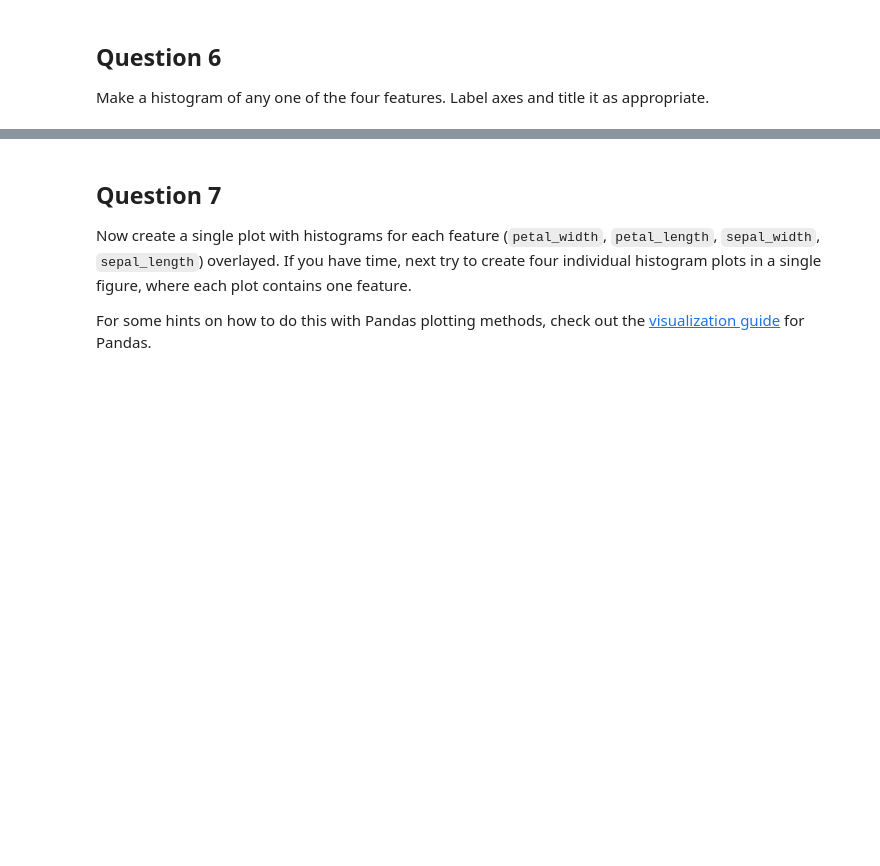
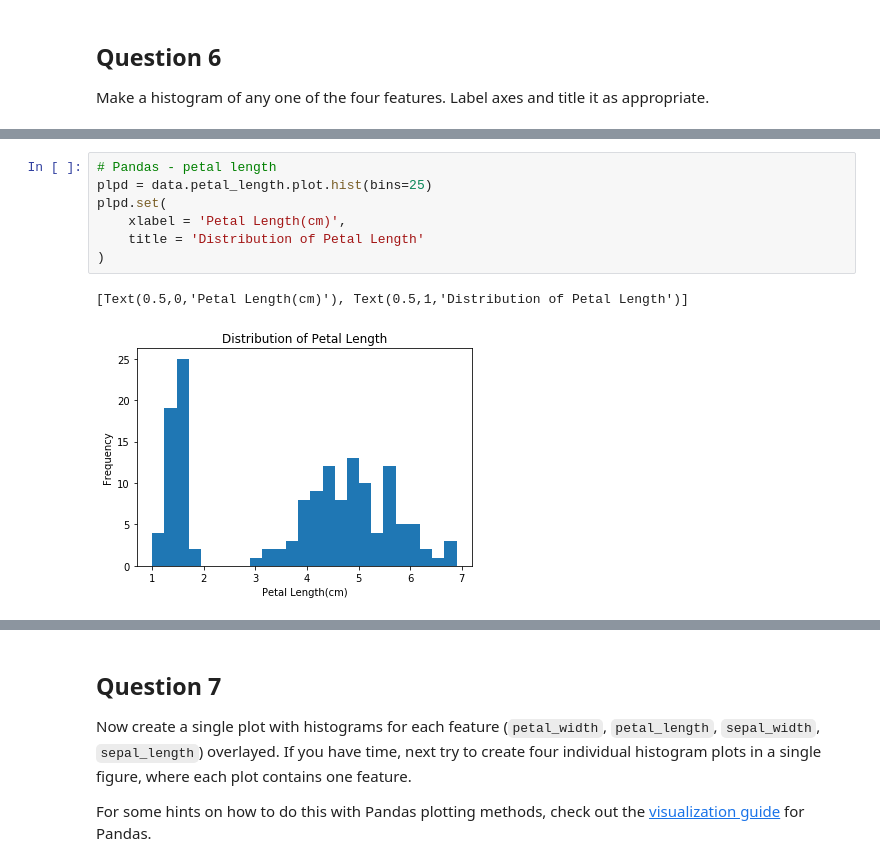
Before and after one commit to ClaushWong/ml-da, a Jupyter notebook: lab2/Introduction_to_Machine_Learning_and_Toolkit.ipynb, the cells around one changed output, grey strips where cells are left out. Cells and saved outputs as stored; diff of their text form; blank space fills up the shorter version.

```diff
--- a/lab2/Introduction_to_Machine_Learning_and_Toolkit.ipynb
+++ b/lab2/Introduction_to_Machine_Learning_and_Toolkit.ipynb
@@ -191,0 +208,10 @@ Make a histogram of any one of the four features. Label axes and title it as app
+# %%
+# Pandas - petal length
+plpd = data.petal_length.plot.hist(bins=25)
+plpd.set(
+    xlabel = 'Petal Length(cm)',
+    title = 'Distribution of Petal Length'
+)
+# %% [output]
+[Text(0.5,0,'Petal Length(cm)'), Text(0.5,1,'Distribution of Petal Length')]
+[figure, added]
```
Also changed, not shown: parts of 10 cells of this notebook, 1 other file.
